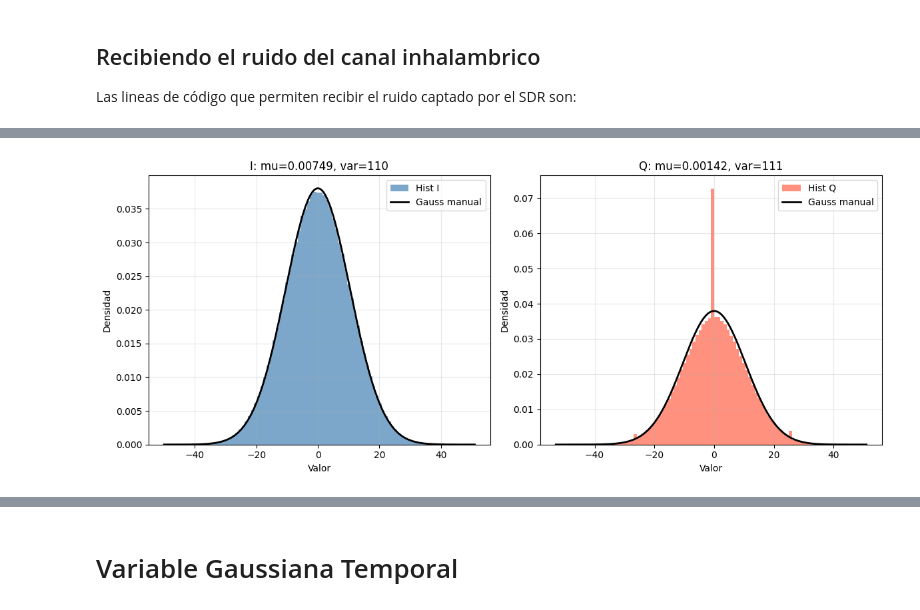
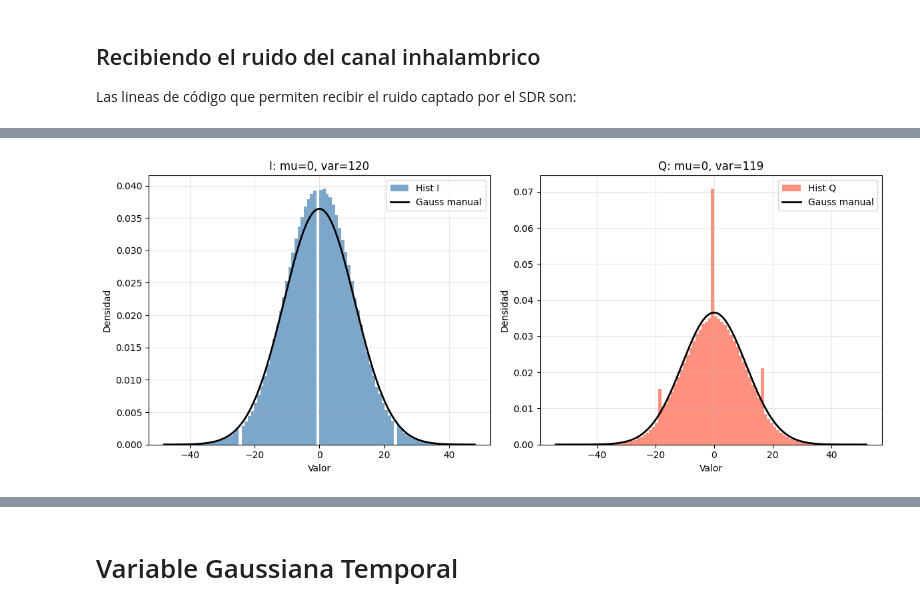
Before and after one commit to Agustin-Tosolini/digital_communication_TertulIA, a Jupyter notebook: TP2/program/noise_characterization.ipynb, the cells around one changed output, grey strips where cells are left out. Cells and saved outputs as stored; diff of their text form; code cells hidden in the pictures.

```diff
--- a/TP2/program/noise_characterization.ipynb
+++ b/TP2/program/noise_characterization.ipynb
@@ -60,2 +69,0 @@ El segundo parámetro de configuración a describir es el "sdr.sample_rate". Est
-# %%
-sdr.sample_rate = samplingRate  # Sample rate RX and TX paths[Samples/Sec]
@@ -89,3 +70,21 @@ sdr.tx_cyclic_buffer = tx_cyclic_buffer
+# %%
+### Realizacion de las configuraciones sobre el objeto sdr. ###
+
+sdr.loopback = LoopbackMode.DISABLED.value
+sdr.sample_rate = SamplingRate
+# Filtros y TIA
+sdr.tx_rf_bandwidth = int(TxRfBw)
+sdr.rx_rf_bandwidth = int(RxRfBw)
+# Ganancias de Hardware
+sdr.tx_hardwaregain_chan0 = TxAtten
+sdr.rx_hardwaregain_chan0 = RxHardwareGain
+sdr.gain_control_mode_chan0 = GainControlMode.MANUAL.value
+# Frecuencia de portadora
+sdr.tx_lo = int(TxLOFreq)
+sdr.rx_lo = int(RxLOFreq)
+# Buffers
+sdr.rx_buffer_size = RxBufferSize
+sdr.tx_cyclic_buffer = tx_cyclic_buffer
 # %% [markdown]
 ## Recibiendo el ruido del canal inhalambrico
 Las lineas de código que permiten recibir el ruido captado por el SDR son:
@@ -175,63 +204,16 @@ Gráfica temporal de la señal recibida
 # %%
-
-I = np.real(x)
-Q = np.imag(x)
-
-#plt.figure(figsize=(12, 8))
-#
-#plt.subplot(2, 2, 1)
-## density = True normaliza el histograma a una función de densidad (área total = 1)
-#plt.hist(I, bins=100, density=True, alpha=0.8, color="steelblue")
-#plt.title("Histograma de I (parte real)")
-#plt.xlabel("Valor")
-#plt.ylabel("Densidad")
-#plt.grid(True, alpha=0.3)
-#
-#plt.subplot(2, 2, 2)
-#plt.hist(Q, bins=100, density=True, alpha=0.8, color="tomato")
-#plt.title("Histograma de Q (parte imaginaria)")
-#plt.xlabel("Valor")
-#plt.ylabel("Densidad")
-#plt.grid(True, alpha=0.3)
+I = np.real(noise)
+Q = np.imag(noise)
 
 # -------------------- Parametros ajustables a mano --------------------
 # Cambialos y volve a ejecutar la celda
-mu_I_user  = mu_I
-var_I_user = var_I_mle
+mu_I_user  = 0
+var_I_user = 120
 
-mu_Q_user  = mu_Q
-var_Q_user = var_Q_mle
+mu_Q_user  = 0
+var_Q_user = 119
 # ---------------------------------------------------------------------
 
-if var_I_user <= 0 or var_Q_user <= 0:
-    raise ValueError("La varianza debe ser > 0")
-
-def gaussian_pdf(z, mu, var):
-    return (1.0 / np.sqrt(2.0 * np.pi * var)) * np.exp(-((z - mu) ** 2) / (2.0 * var))
-
-fig, ax = plt.subplots(1, 2, figsize=(12, 5))
-
-# Histograma I + gaussiana manual
-ax[0].hist(I, bins=100, density=True, alpha=0.7, color="steelblue", label="Hist I")
-zI = np.linspace(np.min(I), np.max(I), 1000)
-ax[0].plot(zI, gaussian_pdf(zI, mu_I_user, var_I_user), "k", lw=2, label="Gauss manual")
-ax[0].set_title(f"I: mu={mu_I_user:.3g}, var={var_I_user:.3g}")
-ax[0].set_xlabel("Valor")
-ax[0].set_ylabel("Densidad")
-ax[0].grid(True, alpha=0.3)
-ax[0].legend()
-
-# Histograma Q + gaussiana manual
-ax[1].hist(Q, bins=100, density=True, alpha=0.7, color="tomato", label="Hist Q")
-zQ = np.linspace(np.min(Q), np.max(Q), 1000)
-ax[1].plot(zQ, gaussian_pdf(zQ, mu_Q_user, var_Q_user), "k", lw=2, label="Gauss manual")
-ax[1].set_title(f"Q: mu={mu_Q_user:.3g}, var={var_Q_user:.3g}")
-ax[1].set_xlabel("Valor")
-ax[1].set_ylabel("Densidad")
-ax[1].grid(True, alpha=0.3)
-ax[1].legend()
-
-plt.tight_layout()
-plt.show()
+plotHistWithGaussian(I, Q, mu_I_user, var_I_user, mu_Q_user, var_Q_user)
 # %% [output]
-[figure, old version]
+[figure, new version]
```
Also changed, not shown: parts of 47 cells of this notebook.
